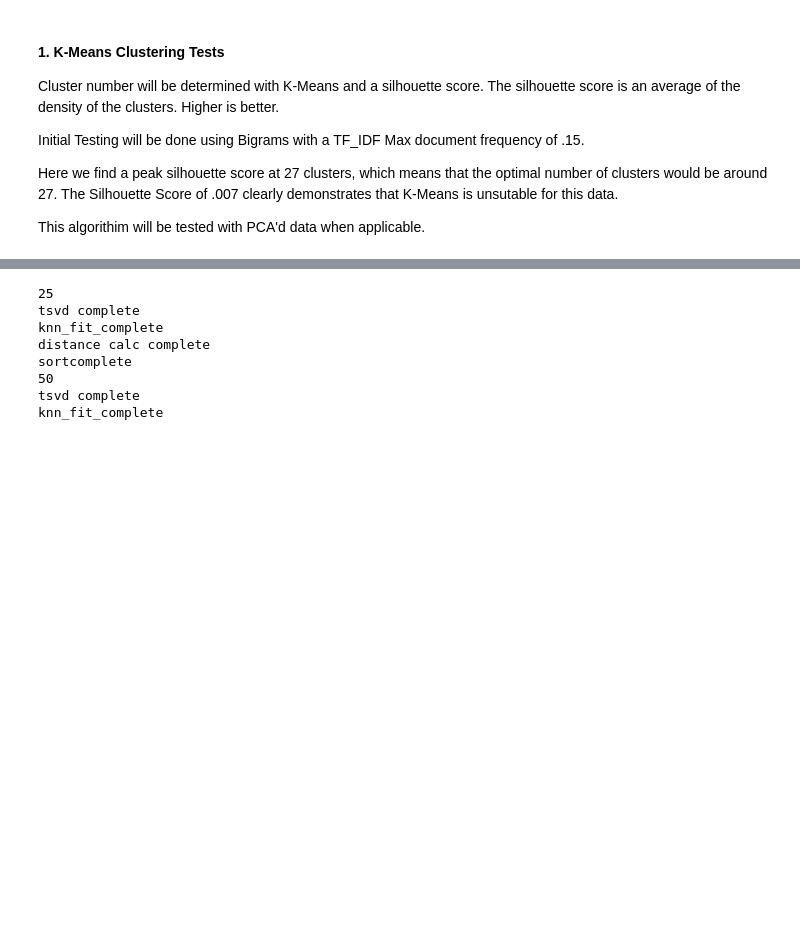
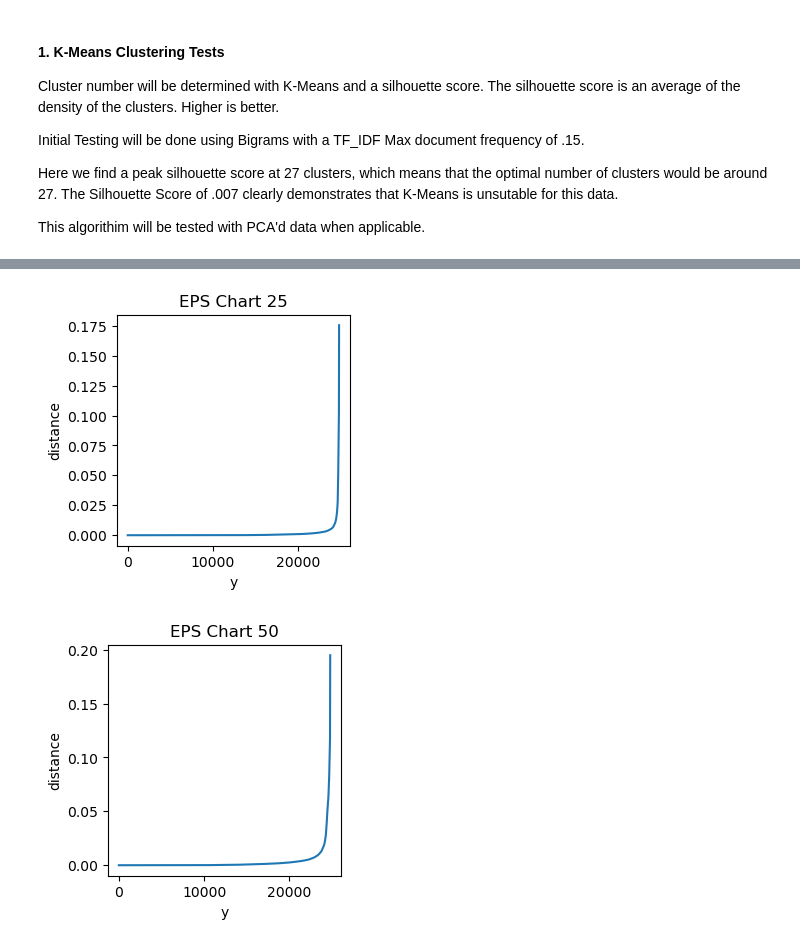
Before and after one commit to isaac1987a/Unsupervised-Learning-Final, a Jupyter notebook: Hate Speach Detection.ipynb, the cells around one changed output, grey strips where cells are left out. Saved outputs shown, nothing was run; the diff lists cells and outputs as text; code cells hidden in the pictures; blank space fills up the shorter version.

```diff
--- a/Hate Speach Detection.ipynb
+++ b/Hate Speach Detection.ipynb
@@ -321,6 +334,18 @@ Initial Testing will be done using Bigrams with a TF_IDF Max document frequency
 Here we find a peak silhouette score at 27 clusters, which means that the optimal number of clusters would be around 27.  The Silhouette Score of .007 clearly demonstrates that K-Means is unsutable for this data.
 
 This algorithim will be tested with PCA'd data when applicable.
+# %%
+svd_data_components = [25, 50, 100, 200, 300, 400]
+svd_data = {}
+for i in svd_data_components:
+    svd_data[i] = cusvds(cusparse.csr_matrix(TF_IDF(raw_data['tweet'], 2, .15)), k = i)[0]
+    sparse.save_npz("SVD_Data/" + str(i) + ".npz", sparse.csr_matrix(svd_data[i].get()))
+print(type(svd_data[25]))
+# %%
+svd_data_components = [25, 50, 100, 200, 300, 400]
+svd_data = {}
+for i in svd_data_components:
+    svd_data[i] = sparse.load_npz("SVD_Data/" + str(i) + ".npz").todense()
 # %%
 #Data is the input data.  Range_n_clusters is a list of n_cluster sizes to test
 #Ref https://cocalc.com/projects/af4af50d-ae0c-4e0d-952d-a06faaf430a4/files/Unsupervised-Learning-Final/Hate%20Speach%20Detection.ipynb#id=1bb809
@@ -350,43 +391,33 @@ I'm running this initial run with no dimensional reduction.  This will likely ca
 # %%
-def graph_optimal_eps(data, k_neighbors, SVD_n_components = 0):
-    if SVD_n_components != 0:
-        distnaces = pd.DataFrame()
-        for n_component in SVD_n_components:
-            print(n_component)
-            svd_data = sparse.csr_matrix(                               TruncatedSVD(n_component).fit_transform(data))
-            #print("tsvd complete")
-            neighbors = NearestNeighbors(n_neighbors = k_neighbors)
-            neighbors.fit(svd_data)
-            #print("knn_fit_complete")
-            distances, indices = neighbors.kneighbors(svd_data)
-            #print("distance calc complete")
-            kth_distance = kth_distances = distances[:, -1]
-            sorted_distances = np.sort(kth_distance)
-            #print("sortcomplete")
-            sd = pd.DataFrame()
-            sd['distance'] = sorted_distances
-            #print(list(range(0,sd.shape[0])))
-            sd['y'] = list(range(0,sd.shape[0]))
-            sd['n_component'] = n_component
-            distnaces = pd.concat([distnaces, sd])
-        sns.lineplot(y = distnaces['distance'], x  = distnaces['y'], hue = distnaces['n_component'])
-    else:
-        print("else")
-        neighbors = NearestNeighbors(n_neighbors = k_neighbors)
-        neighbors.fit(data)
-        distances, indices = neighbors.kneighbors(data)
+def calculate_optimal_eps(svd_data, k_neighbors, SVD_n_components = 0):
+    distnaces = pd.DataFrame()
+    for svd_component in svd_data.keys():
+        #print(n_component)
+        #svd_data = sparse.csr_matrix(cuml.TruncatedSVD(n_component)\
+                                     #.fit_transform(data))
+        svd_data_component = svd_data[svd_component]
+        #print("tsvd complete")
+        neighbors = cuml.NearestNeighbors(n_neighbors = k_neighbors)
+        neighbors.fit(svd_data_component)
+        #print("knn_fit_complete")
+        distances, indices = neighbors.kneighbors(svd_data_component)
+        #print("distance calc complete")
         kth_distance = kth_distances = distances[:, -1]
         sorted_distances = np.sort(kth_distance)
-        print(sorted_distances)
-        sns.lineplot(sorted_distances)
-#graph_optimal_eps(TF_IDF(raw_data['tweet'], 2, .15), 5)
-graph_optimal_eps(TF_IDF(raw_data['tweet'], 5, [25, 50])
+        #print("sortcomplete")
+        sd = pd.DataFrame()
+        #print(type(cupy.asnumpy(sorted_distances)))
+        sd['distance'] = cupy.asnumpy(sorted_distances)
+        #print(list(range(0,sd.shape[0])))
+        sd['y'] = list(range(0,sd.shape[0]))
+        sd['svd_component'] = svd_component
+        distnaces = pd.concat([distnaces, sd])
+        fig, ax = plt.subplots(figsize=(3, 3))
+
+        sns.lineplot(y = sd['distance'], x  = sd['y'], ax = ax).set_title("EPS Chart " + str(svd_component))
+
+
+calculate_optimal_eps(svd_data, 5, [25, 50, 100, 200, 400])
 # %% [output]
-25
-tsvd complete
-knn_fit_complete
-distance calc complete
-sortcomplete
-50
-tsvd complete
-knn_fit_complete
+[figure, added]
+[figure, added]
```
Also changed, not shown: parts of 20 cells of this notebook, 10 other files.
